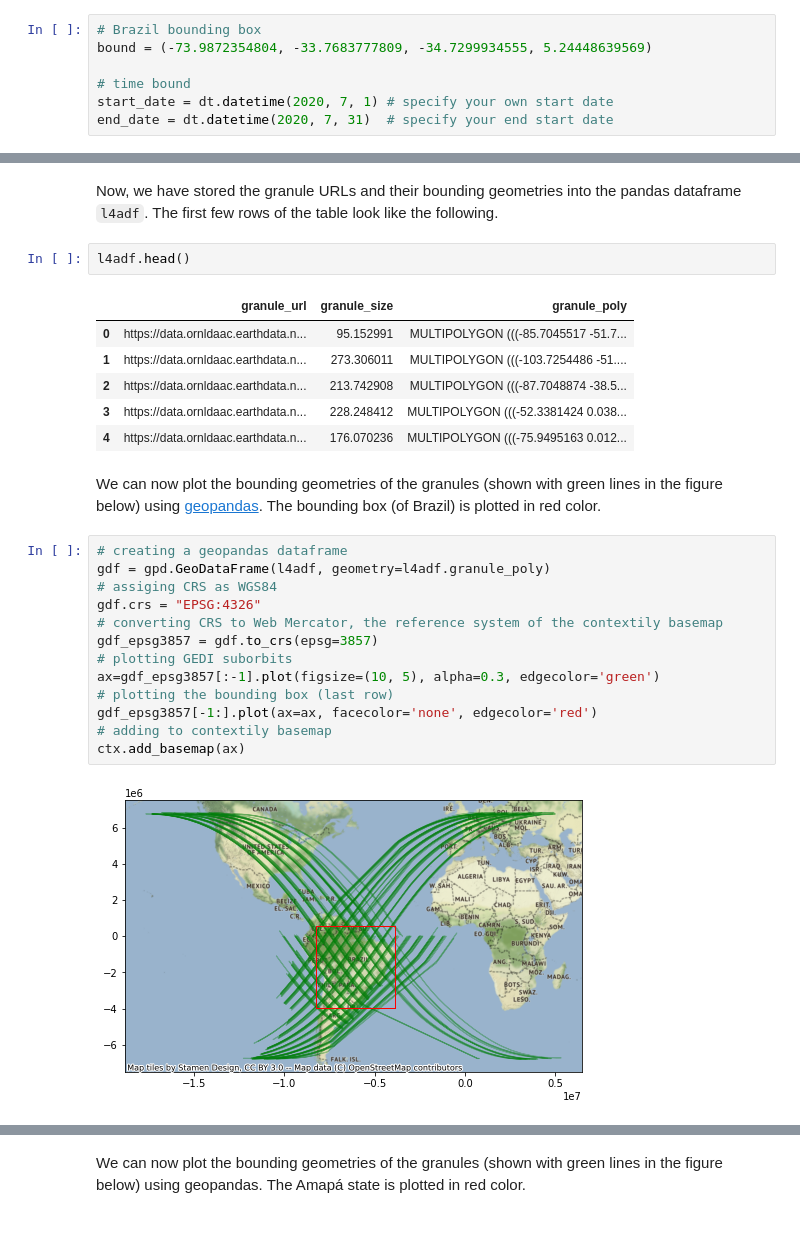
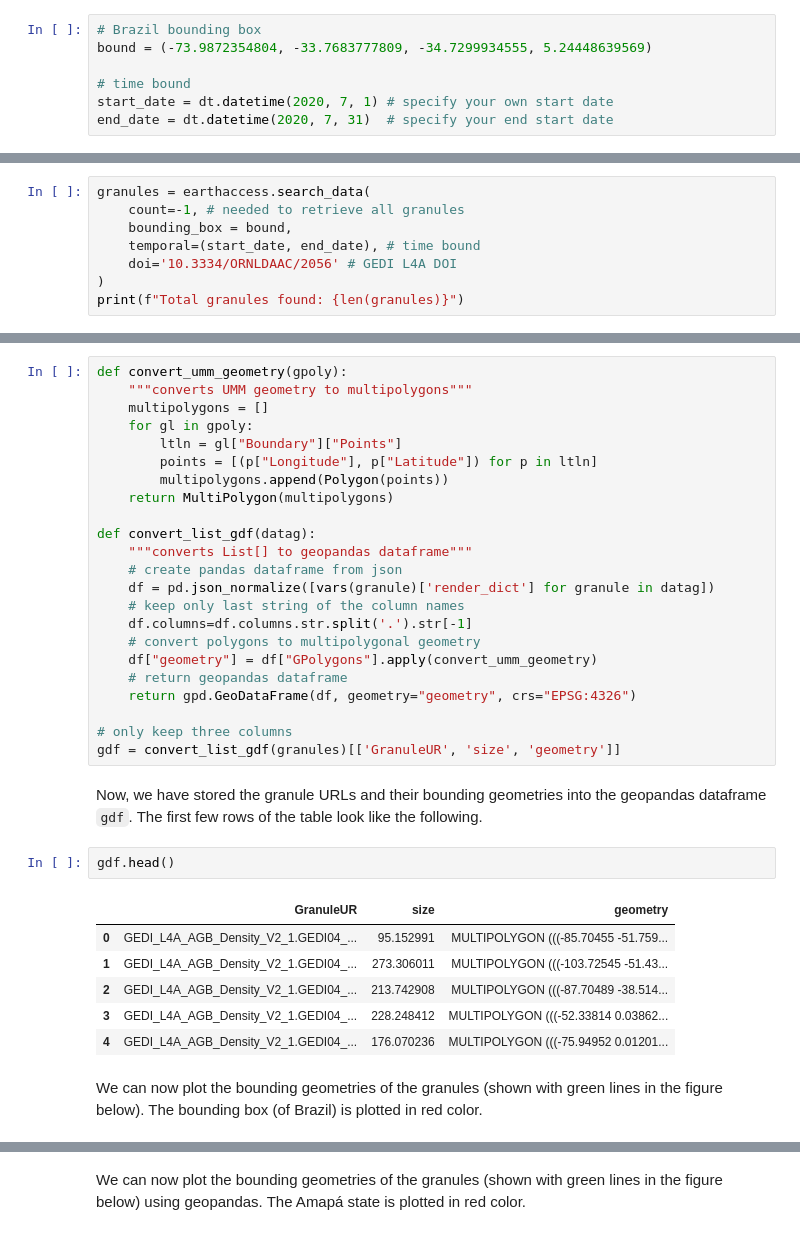
Before and after one commit to ornldaac/gedi_tutorials, a Jupyter notebook: notebooks/gedi_l4a_search_download.ipynb, the cells around one changed output, grey strips where cells are left out. Saved outputs shown, nothing was run; the diff lists cells and outputs as text.

```diff
--- a/notebooks/gedi_l4a_search_download.ipynb
+++ b/notebooks/gedi_l4a_search_download.ipynb
@@ -124,0 +36,8 @@ Total file size (MB):  55362.668668000006
+# %%
+granules = earthaccess.search_data(
+    count=-1, # needed to retrieve all granules
+    bounding_box = bound,
+    temporal=(start_date, end_date), # time bound
+    doi='10.3334/ORNLDAAC/2056' # GEDI L4A DOI
+)
+print(f"Total granules found: {len(granules)}")
@@ -125,28 +60,36 @@ Total file size (MB):  55362.668668000006
+# %%
+def convert_umm_geometry(gpoly):
+    """converts UMM geometry to multipolygons"""
+    multipolygons = []
+    for gl in gpoly:
+        ltln = gl["Boundary"]["Points"]
+        points = [(p["Longitude"], p["Latitude"]) for p in ltln]
+        multipolygons.append(Polygon(points))
+    return MultiPolygon(multipolygons)
+
+def convert_list_gdf(datag):
+    """converts List[] to geopandas dataframe"""
+    # create pandas dataframe from json
+    df = pd.json_normalize([vars(granule)['render_dict'] for granule in datag])
+    # keep only last string of the column names
+    df.columns=df.columns.str.split('.').str[-1]
+    # convert polygons to multipolygonal geometry
+    df["geometry"] = df["GPolygons"].apply(convert_umm_geometry)
+    # return geopandas dataframe
+    return gpd.GeoDataFrame(df, geometry="geometry", crs="EPSG:4326")
+
+# only keep three columns
+gdf = convert_list_gdf(granules)[['GranuleUR', 'size', 'geometry']]
 # %% [markdown]
-Now, we have stored the granule URLs and their bounding geometries into the pandas dataframe `l4adf`. The first few rows of the table look like the following.
+Now, we have stored the granule URLs and their bounding geometries into the geopandas dataframe `gdf`. The first few rows of the table look like the following.
 # %%
-l4adf.head()
+gdf.head()
 # %% [output]
-|  | granule_url | granule_size | granule_poly |
-| 0 | https://data.ornldaac.earthdata.n... | 95.152991 | MULTIPOLYGON (((-85.7045517 -51.7... |
-| 1 | https://data.ornldaac.earthdata.n... | 273.306011 | MULTIPOLYGON (((-103.7254486 -51.... |
-| 2 | https://data.ornldaac.earthdata.n... | 213.742908 | MULTIPOLYGON (((-87.7048874 -38.5... |
-| 3 | https://data.ornldaac.earthdata.n... | 228.248412 | MULTIPOLYGON (((-52.3381424 0.038... |
-| 4 | https://data.ornldaac.earthdata.n... | 176.070236 | MULTIPOLYGON (((-75.9495163 0.012... |
+|  | GranuleUR | size | geometry |
+| 0 | GEDI_L4A_AGB_Density_V2_1.GEDI04_... | 95.152991 | MULTIPOLYGON (((-85.70455 -51.759... |
+| 1 | GEDI_L4A_AGB_Density_V2_1.GEDI04_... | 273.306011 | MULTIPOLYGON (((-103.72545 -51.43... |
+| 2 | GEDI_L4A_AGB_Density_V2_1.GEDI04_... | 213.742908 | MULTIPOLYGON (((-87.70489 -38.514... |
+| 3 | GEDI_L4A_AGB_Density_V2_1.GEDI04_... | 228.248412 | MULTIPOLYGON (((-52.33814 0.03862... |
+| 4 | GEDI_L4A_AGB_Density_V2_1.GEDI04_... | 176.070236 | MULTIPOLYGON (((-75.94952 0.01201... |
 # %% [markdown]
-We can now plot the bounding geometries of the granules (shown with green lines in the figure below) using [geopandas](https://geopandas.org/). The bounding box (of Brazil) is plotted in red color.
+We can now plot the bounding geometries of the granules (shown with green lines in the figure below). The bounding box (of Brazil) is plotted in red color.
-# %%
-# creating a geopandas dataframe
-gdf = gpd.GeoDataFrame(l4adf, geometry=l4adf.granule_poly)
-# assiging CRS as WGS84
-gdf.crs = "EPSG:4326"
-# converting CRS to Web Mercator, the reference system of the contextily basemap
-gdf_epsg3857 = gdf.to_crs(epsg=3857)
-# plotting GEDI suborbits
-ax=gdf_epsg3857[:-1].plot(figsize=(10, 5), alpha=0.3, edgecolor='green')
-# plotting the bounding box (last row)
-gdf_epsg3857[-1:].plot(ax=ax, facecolor='none', edgecolor='red')
-# adding to contextily basemap
-ctx.add_basemap(ax)
-# %% [output]
-[figure, removed]
```
Also changed, not shown: parts of 33 cells of this notebook, 50 other files.
